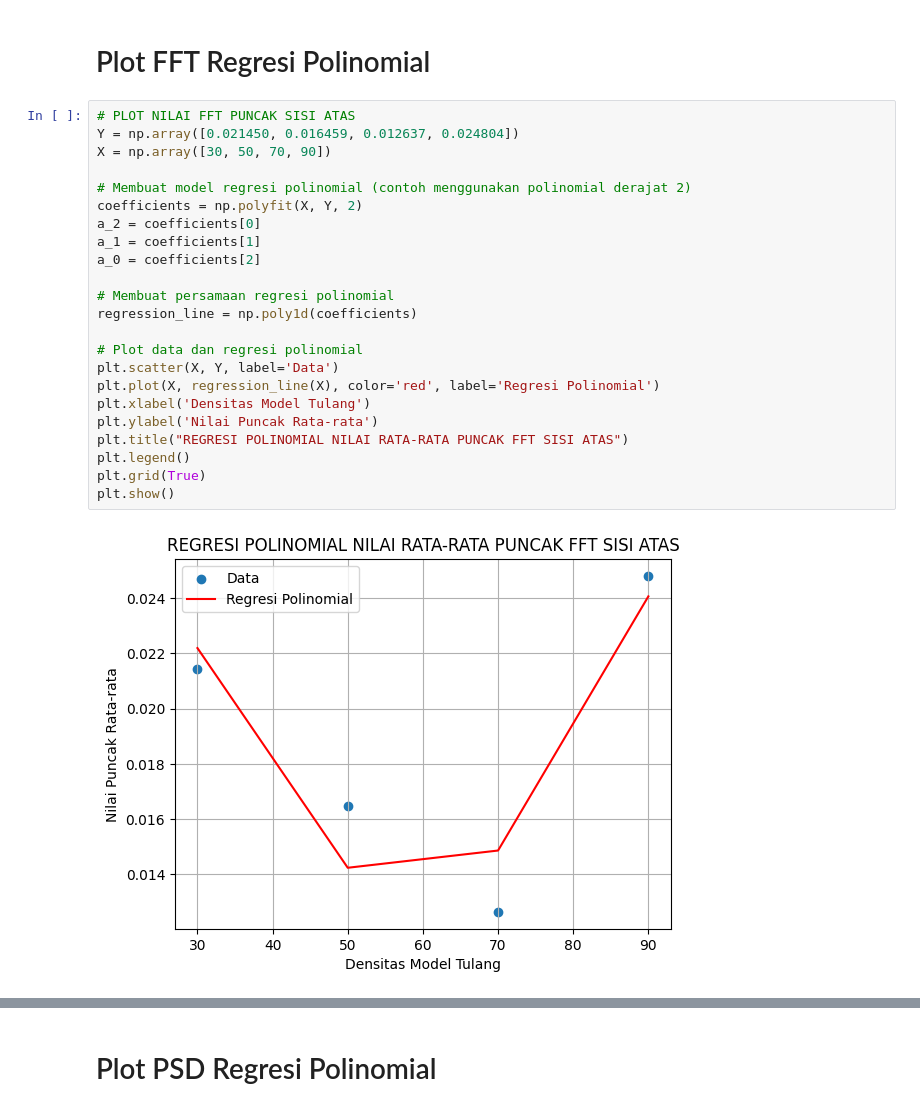
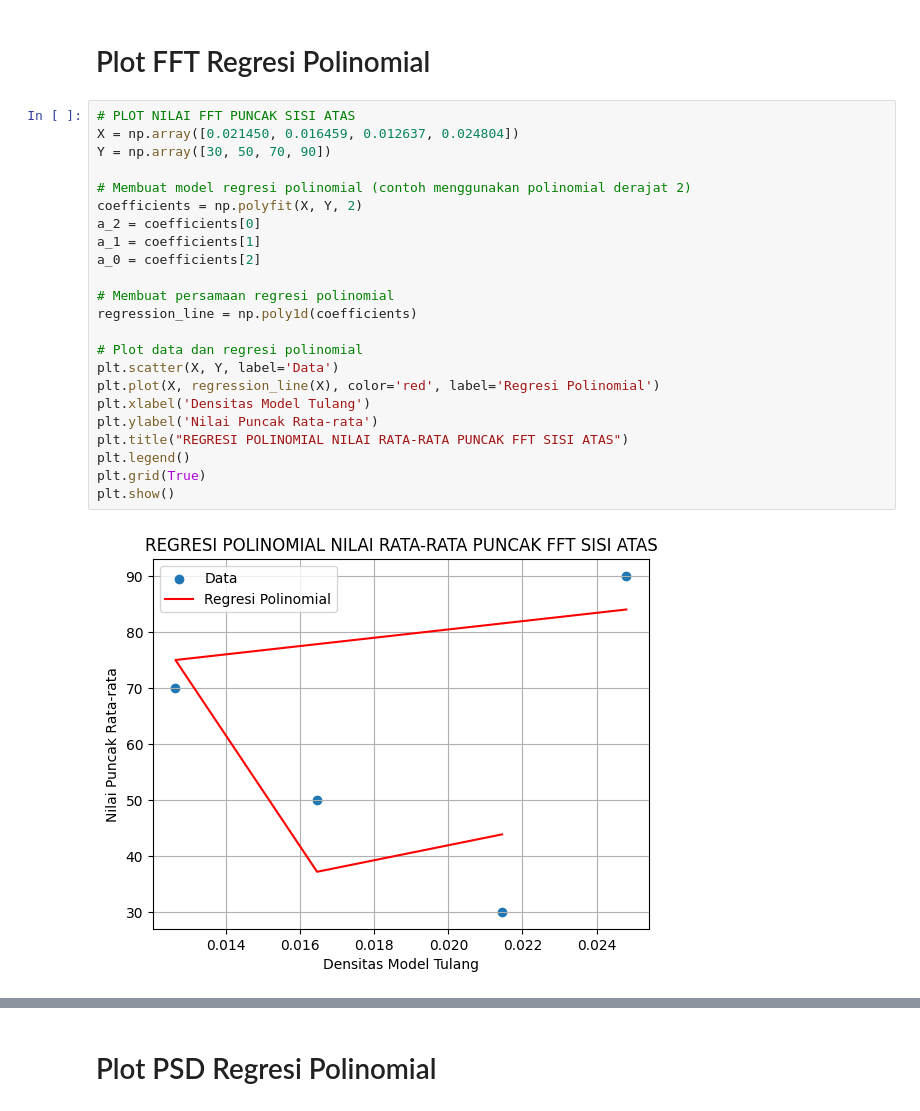
Before and after one commit to afalaudn/ta2023-boneusg, a Jupyter notebook: Data 6 Juli - Fix/Regresi Linier/Regresi All.ipynb, the cells around one changed output, grey strips where cells are left out. Saved outputs shown, nothing was run; the diff lists cells and outputs as text.

```diff
--- a/Data 6 Juli - Fix/Regresi Linier/Regresi All.ipynb
+++ b/Data 6 Juli - Fix/Regresi Linier/Regresi All.ipynb
@@ -170,28 +206,28 @@ plt.show()
 # Plot FFT Regresi Polinomial
 # %%
 # PLOT NILAI FFT PUNCAK SISI ATAS
-Y = np.array([0.021450, 0.016459, 0.012637, 0.024804])
-X = np.array([30, 50, 70, 90])
+X = np.array([0.021450, 0.016459, 0.012637, 0.024804])
+Y = np.array([30, 50, 70, 90])
 
 # Membuat model regresi polinomial (contoh menggunakan polinomial derajat 2)
 coefficients = np.polyfit(X, Y, 2)
 a_2 = coefficients[0]
 a_1 = coefficients[1]
 a_0 = coefficients[2]
 
 # Membuat persamaan regresi polinomial
 regression_line = np.poly1d(coefficients)
 
 # Plot data dan regresi polinomial
 plt.scatter(X, Y, label='Data')
 plt.plot(X, regression_line(X), color='red', label='Regresi Polinomial')
 plt.xlabel('Densitas Model Tulang')
 plt.ylabel('Nilai Puncak Rata-rata')
 plt.title("REGRESI POLINOMIAL NILAI RATA-RATA PUNCAK FFT SISI ATAS")
 plt.legend()
 plt.grid(True)
 plt.show()
 # %% [output]
-[figure, old version]
+[figure, new version]
 # %%
 # PLOT NILAI FFT PUNCAK SISI SAMPING
```
Also changed, not shown: parts of 30 cells of this notebook, 11 other files.
